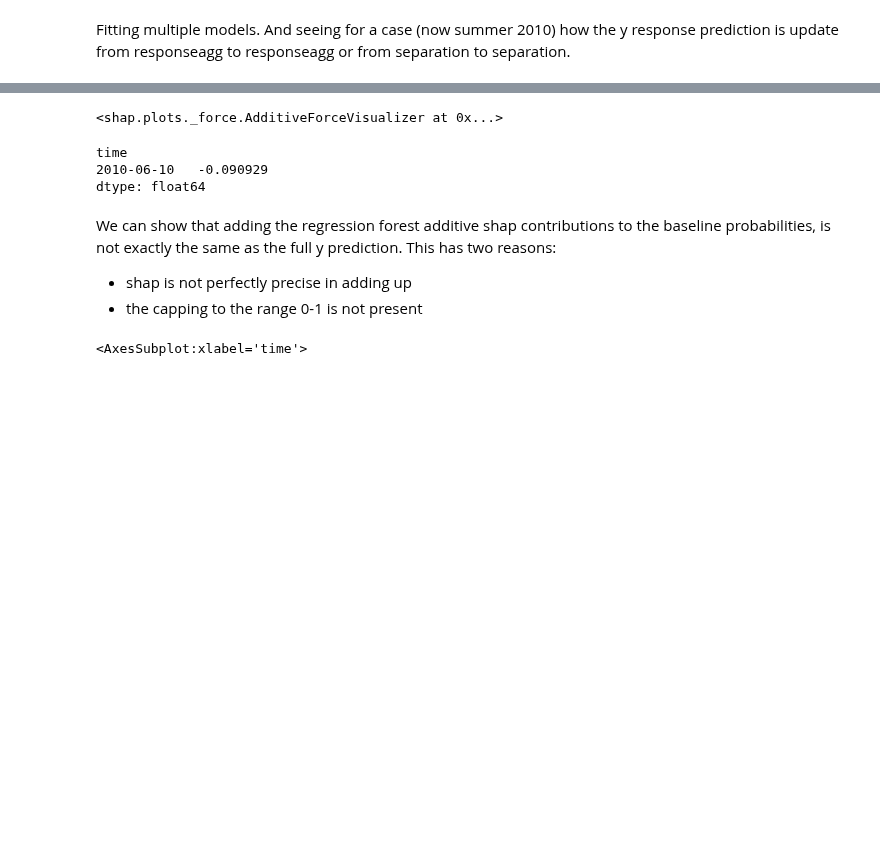
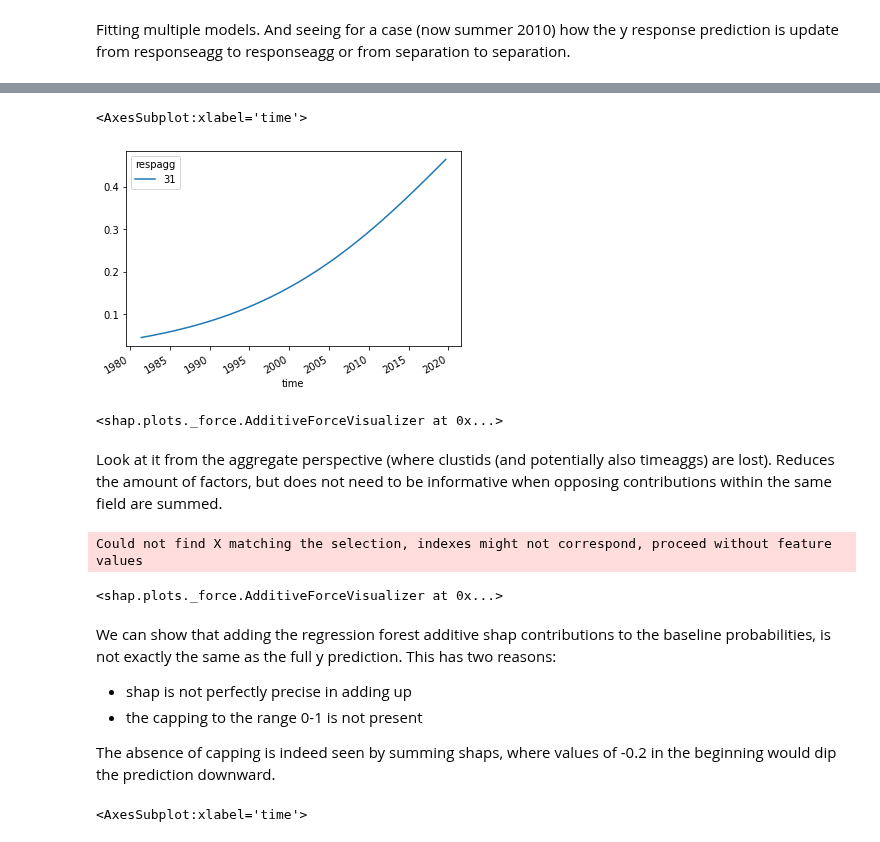
Before and after one commit to chiemvs/Weave, a Jupyter notebook: notebooks/inspection_showcase.ipynb, the cells around one changed output, grey strips where cells are left out. Saved outputs shown, nothing was run; the diff lists cells and outputs as text; code cells hidden in the pictures; blank space fills up the shorter version.

```diff
--- a/notebooks/test_inspection.ipynb
+++ b/notebooks/inspection_showcase.ipynb
@@ -221 +222,6 @@ For a specific slice or even timestamp the contributions of the input to the pre
+# %%
+shaps.get_baserate(when = shaps.y.columns,respagg = 31).plot()
+# %% [output]
+<AxesSubplot:xlabel='time'>
+[figure, added]
 # %%
@@ -224,15 +230,20 @@ shap.force_plot(**test)
 # %% [output]
 <shap.plots._force.AdditiveForceVisualizer at 0x...>
+# %% [markdown]
+Look at it from the aggregate perspective (where clustids (and potentially also timeaggs) are lost). Reduces the amount of factors, but does not need to be informative when opposing contributions within the same field are summed.
 # %%
-shaps.df.loc[(31,slice(None),slice(None),slice(None),slice(None),-15),[moment]].dropna(how = 'any').sum()
+shaps.reduce_over(what = ['clustid'], axis = 0, how = 'sum')
+plotsum = data_for_shapplot(shaps, shaps.df.loc[(31,slice(None),slice(None),slice(None),slice(None),-15),[moment]].dropna(how = 'any'), fit_base = True)
+shap.force_plot(**plotsum)
 # %% [output]
-time
-2010-06-10   -0.090929
-dtype: float64
+Could not find X matching the selection, indexes might not correspond, proceed without feature values
+<shap.plots._force.AdditiveForceVisualizer at 0x...>
 # %% [markdown]
 We can show that adding the regression forest additive shap contributions to the baseline probabilities, is not exactly the same as the full y prediction. This has two reasons:
 * shap is not perfectly precise in adding up
 * the capping to the range 0-1 is not present
+
+The absence of capping is indeed seen by summing shaps, where values of -0.2 in the beginning would dip the prediction downward.
 # %%
 shaps.df.loc[shaps.df.index.get_loc_level(-15,'separation')[0],:].sum().plot()
 # %% [output]
```
Also changed, not shown: parts of 17 cells of this notebook, 2 other files.
